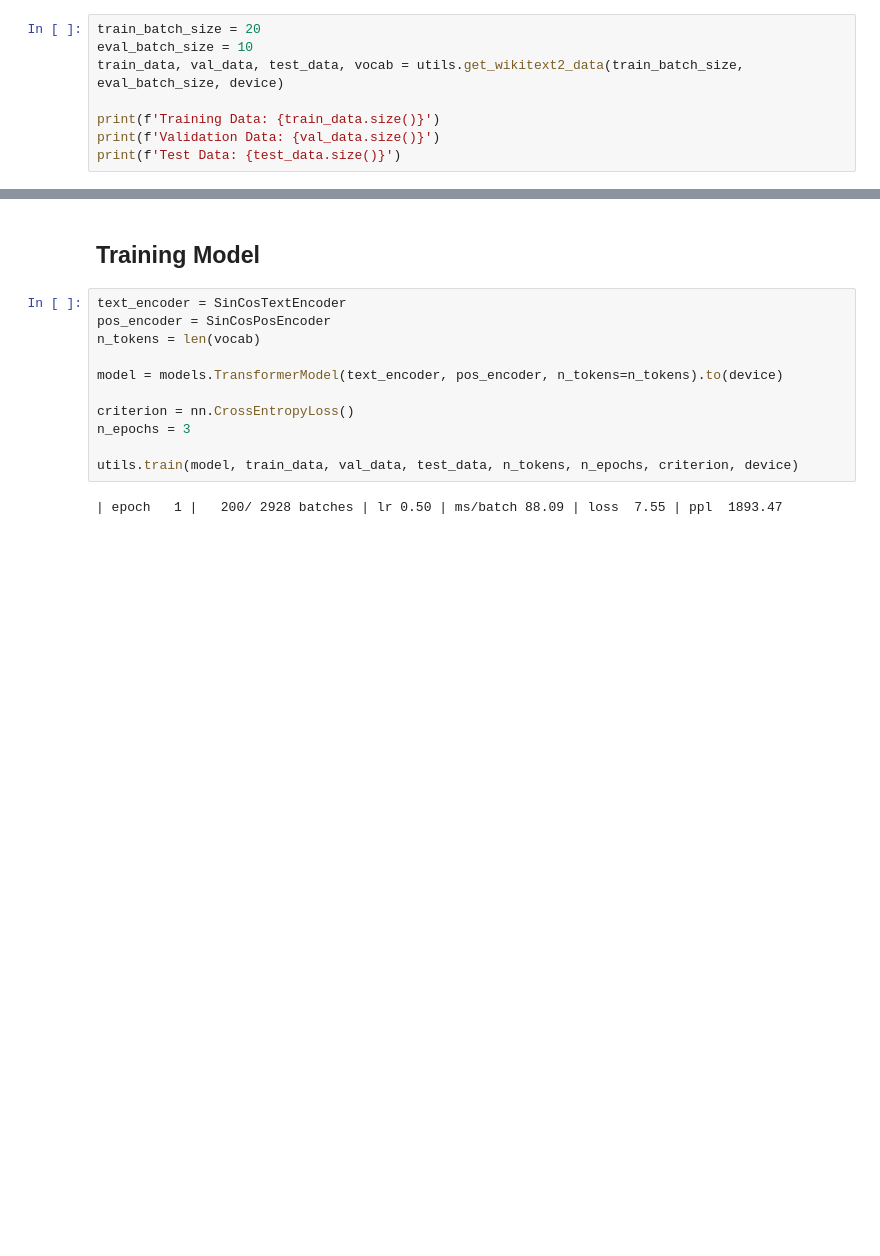
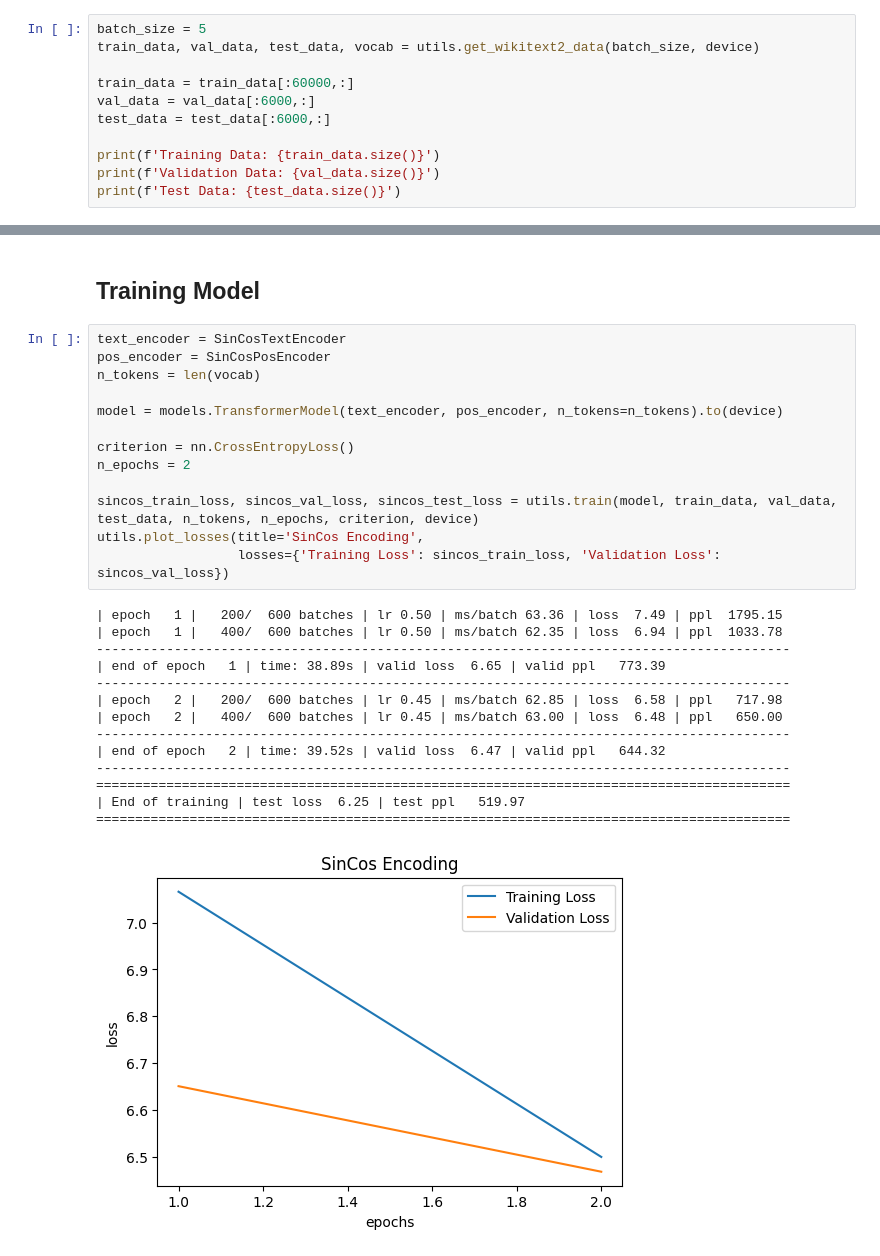
Before and after one commit to rogerioagjr/ee148-positional_encoder, a Jupyter notebook: homework.ipynb, the cells around one changed output, grey strips where cells are left out. Drawn from its saved outputs; the diff is of its cells as text; blank space fills up the shorter version.

```diff
--- a/homework.ipynb
+++ b/homework.ipynb
@@ -10,9 +13,12 @@ print(f'device is {device}')
 # %% [output]
 device is cpu
 # %%
-train_batch_size = 20
-eval_batch_size = 10
-train_data, val_data, test_data, vocab = utils.get_wikitext2_data(train_batch_size, eval_batch_size, device)
+batch_size = 5
+train_data, val_data, test_data, vocab = utils.get_wikitext2_data(batch_size, device)
+
+train_data = train_data[:60000,:]
+val_data = val_data[:6000,:]
+test_data = test_data[:6000,:]
 
 print(f'Training Data: {train_data.size()}')
 print(f'Validation Data: {val_data.size()}')
@@ -78,13 +84,28 @@ class SinCosPosEncoder(nn.Module):
 # %%
 text_encoder = SinCosTextEncoder
 pos_encoder = SinCosPosEncoder
 n_tokens = len(vocab)
 
 model = models.TransformerModel(text_encoder, pos_encoder, n_tokens=n_tokens).to(device)
 
 criterion = nn.CrossEntropyLoss()
-n_epochs = 3
+n_epochs = 2
 
-utils.train(model, train_data, val_data, test_data, n_tokens, n_epochs, criterion, device)
+sincos_train_loss, sincos_val_loss, sincos_test_loss = utils.train(model, train_data, val_data, test_data, n_tokens, n_epochs, criterion, device)
+utils.plot_losses(title='SinCos Encoding',
+                  losses={'Training Loss': sincos_train_loss, 'Validation Loss': sincos_val_loss})
 # %% [output]
-| epoch   1 |   200/ 2928 batches | lr 0.50 | ms/batch 88.09 | loss  7.55 | ppl  1893.47
+| epoch   1 |   200/  600 batches | lr 0.50 | ms/batch 63.36 | loss  7.49 | ppl  1795.15
+| epoch   1 |   400/  600 batches | lr 0.50 | ms/batch 62.35 | loss  6.94 | ppl  1033.78
+-----------------------------------------------------------------------------------------
+| end of epoch   1 | time: 38.89s | valid loss  6.65 | valid ppl   773.39
+-----------------------------------------------------------------------------------------
+| epoch   2 |   200/  600 batches | lr 0.45 | ms/batch 62.85 | loss  6.58 | ppl   717.98
+| epoch   2 |   400/  600 batches | lr 0.45 | ms/batch 63.00 | loss  6.48 | ppl   650.00
+-----------------------------------------------------------------------------------------
+| end of epoch   2 | time: 39.52s | valid loss  6.47 | valid ppl   644.32
+-----------------------------------------------------------------------------------------
+=========================================================================================
+| End of training | test loss  6.25 | test ppl   519.97
+=========================================================================================
+[figure, added]
```
Also changed, not shown: parts of 9 cells of this notebook, 2 other files.
